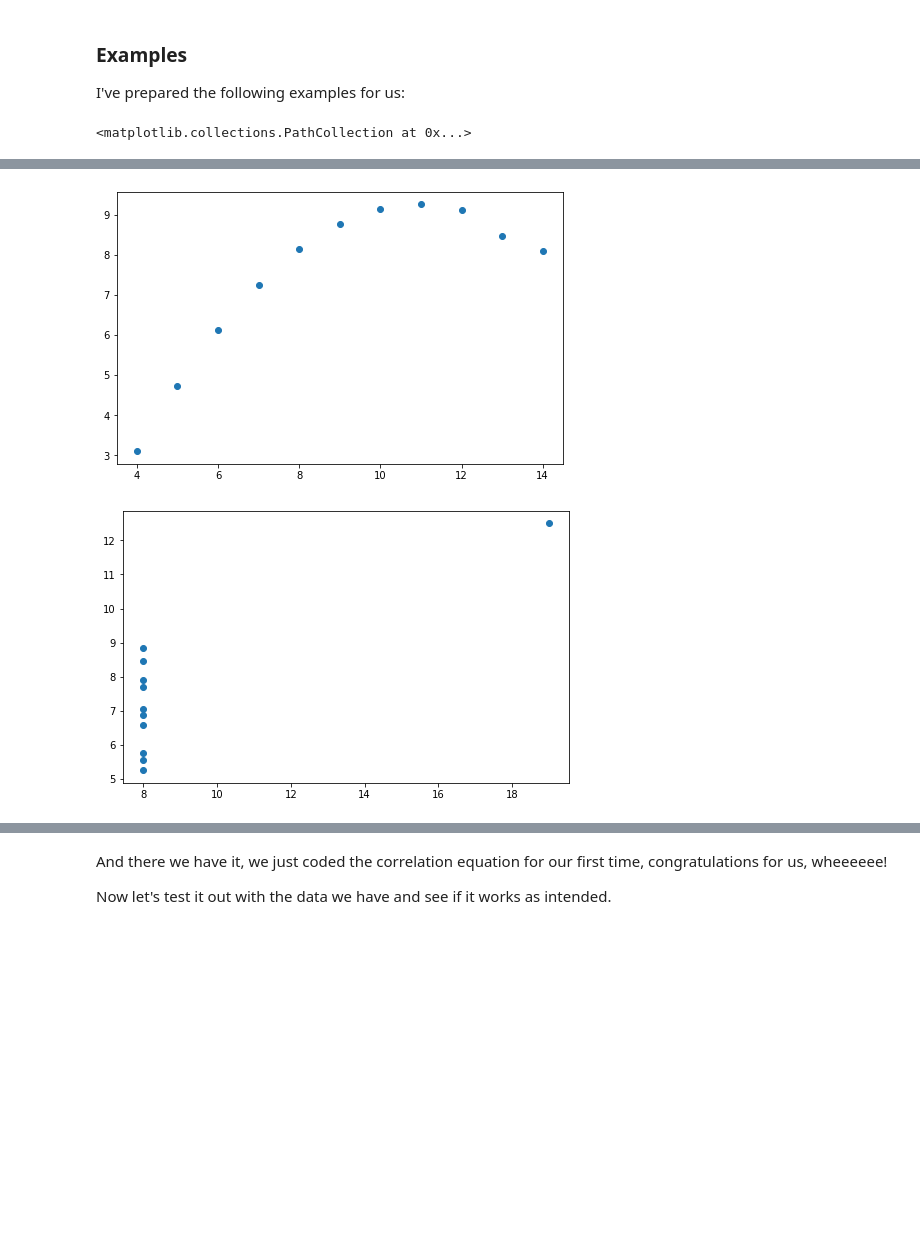
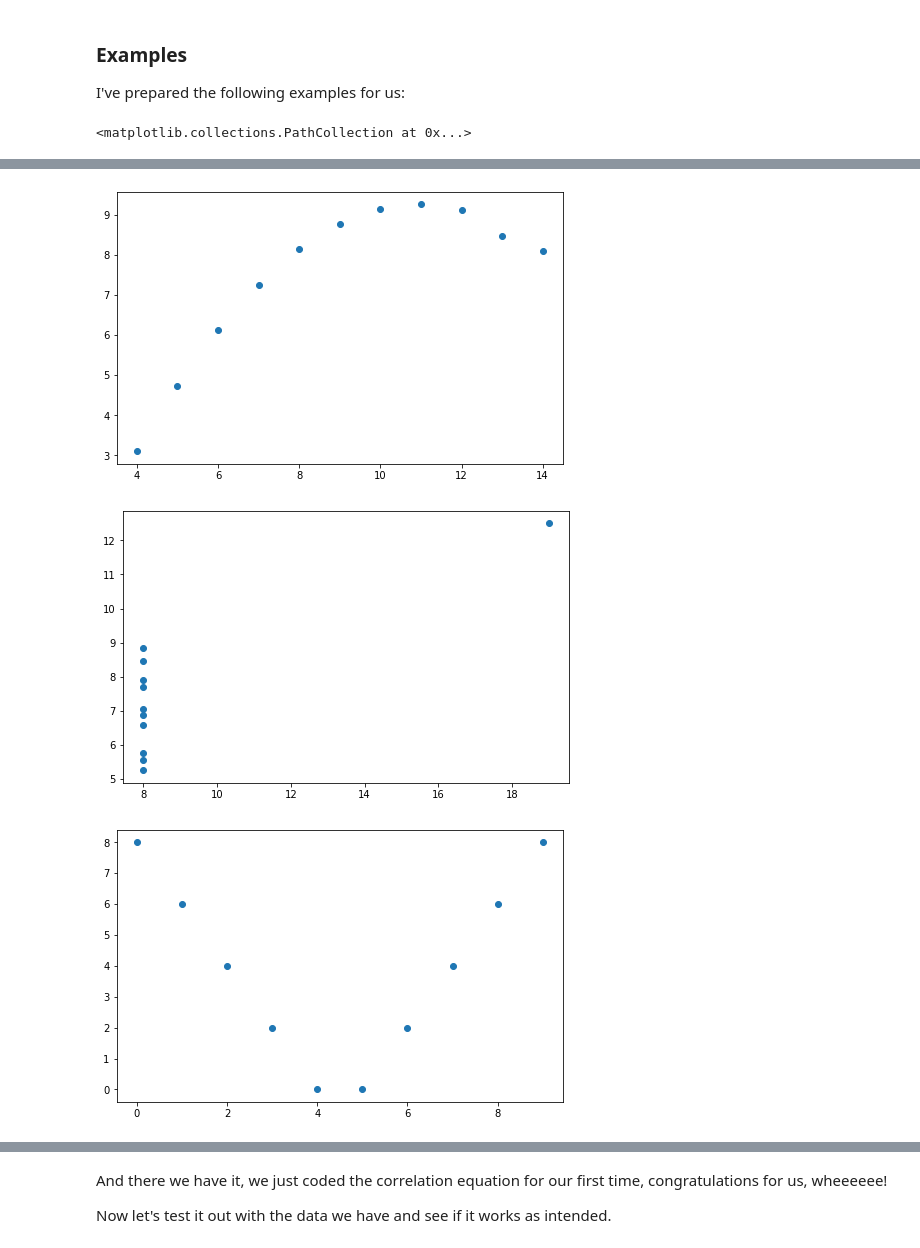
Before and after one commit to vitorhhelmbrecht/machine_learning, a Jupyter notebook: Supervised Learning/Regression/Regression.ipynb, the cells around one changed output, grey strips where cells are left out. Cells and saved outputs as stored; diff of their text form; code cells hidden in the pictures; blank space fills up the shorter version.

```diff
--- a/Supervised Learning/Regression/Regression.ipynb
+++ b/Supervised Learning/Regression/Regression.ipynb
@@ -84,33 +84,40 @@ x3 = [10,8,13,9,11,14,6,4,12,7,5]
 y3 = [8.04,6.95,7.58,8.81,8.33,9.96,7.24,4.26,10.84,4.82,5.68]
 
 x4 = [10,8,13,9,11,14,6,4,12,7,5]
 y4 = [9.14,8.14,8.47,8.77,9.26,8.10,6.13,3.10,9.13,7.26,4.74]
 
 x5 = [8,8,8,8,8,8,8,8,8,8,19]
 y5 = [6.58,5.76,7.71,8.84,8.47,7.04,5.25,5.56,7.91,6.89,12.50]
 
+x6 = [0, 1, 2, 3, 4, 5, 6, 7, 8, 9]
+y6 = [8, 6, 4, 2, 0, 0, 2, 4, 6, 8]
+
 fig, ax = plt.subplots(figsize=(8,5))
 # Scatter draws the points in the graph given the coordinates
 ax.scatter(x1, y1)
 
 fig2, ax2 = plt.subplots(figsize=(8,5))
 ax2.scatter(x2, y2)
 
 fig3, ax3 = plt.subplots(figsize=(8,5))
 ax3.scatter(x3, y3)
 
 fig4, ax4 = plt.subplots(figsize=(8,5))
 ax4.scatter(x4, y4)
 
 fig5, ax5 = plt.subplots(figsize=(8,5))
 ax5.scatter(x5, y5)
+
+fig6, ax6 = plt.subplots(figsize=(8,5))
+ax6.scatter(x6, y6)
 # %% [output]
 <matplotlib.collections.PathCollection at 0x...>
 [figure]
 [figure]
 [figure]
 [figure]
 [figure]
+[figure, added]
 # %% [markdown]
 Based on the graphs above, you can see that:
 
```
Also changed, not shown: parts of 32 cells of this notebook.
